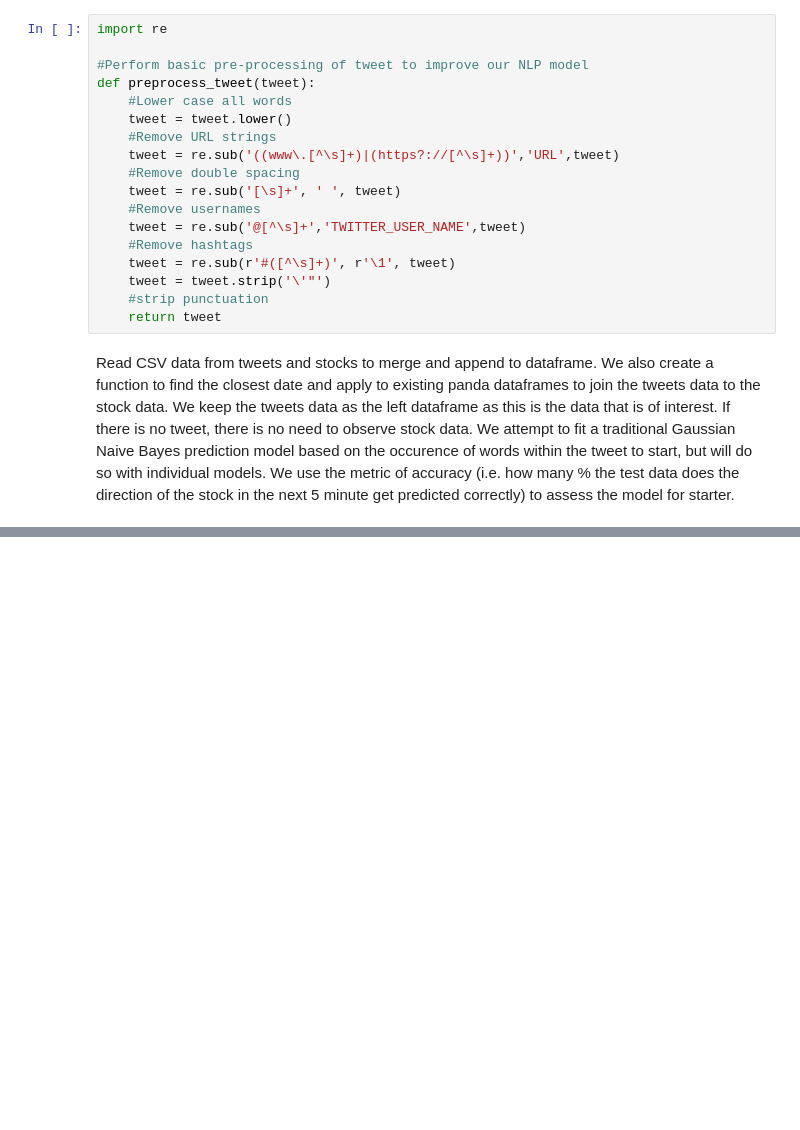
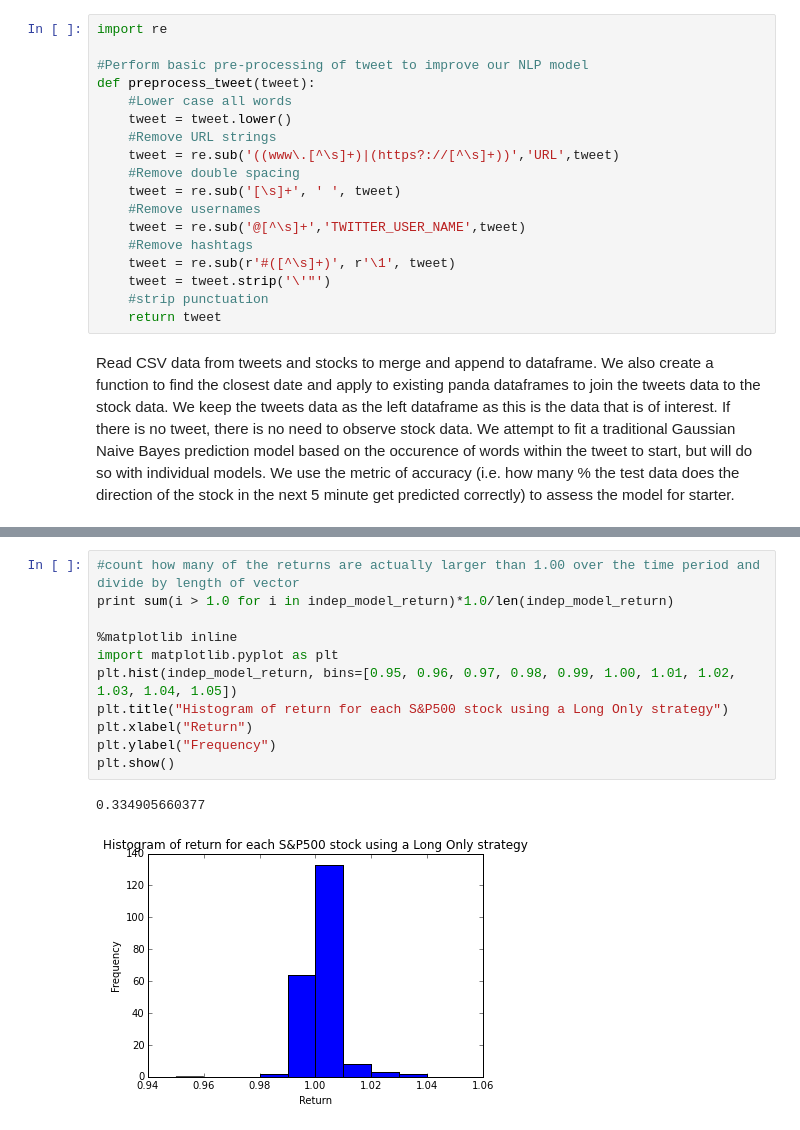
Before and after one commit to yingchan1989/Project, a Jupyter notebook: Project.ipynb, the cells around one changed output, grey strips where cells are left out. Saved outputs shown, nothing was run; the diff lists cells and outputs as text; blank space fills up the shorter version.

```diff
--- a/Project.ipynb
+++ b/Project.ipynb
@@ -256,0 +495,14 @@ Note that there is significant concentration around the 1.000 return range, i.e.
+# %%
+#count how many of the returns are actually larger than 1.00 over the time period and divide by length of vector
+print sum(i > 1.0 for i in indep_model_return)*1.0/len(indep_model_return)
+
+%matplotlib inline
+import matplotlib.pyplot as plt
+plt.hist(indep_model_return, bins=[0.95, 0.96, 0.97, 0.98, 0.99, 1.00, 1.01, 1.02, 1.03, 1.04, 1.05])
+plt.title("Histogram of return for each S&P500 stock using a Long Only strategy")
+plt.xlabel("Return")
+plt.ylabel("Frequency")
+plt.show()
+# %% [output]
+0.334905660377
+[figure, added]
```
Also changed, not shown: parts of 47 cells of this notebook.
